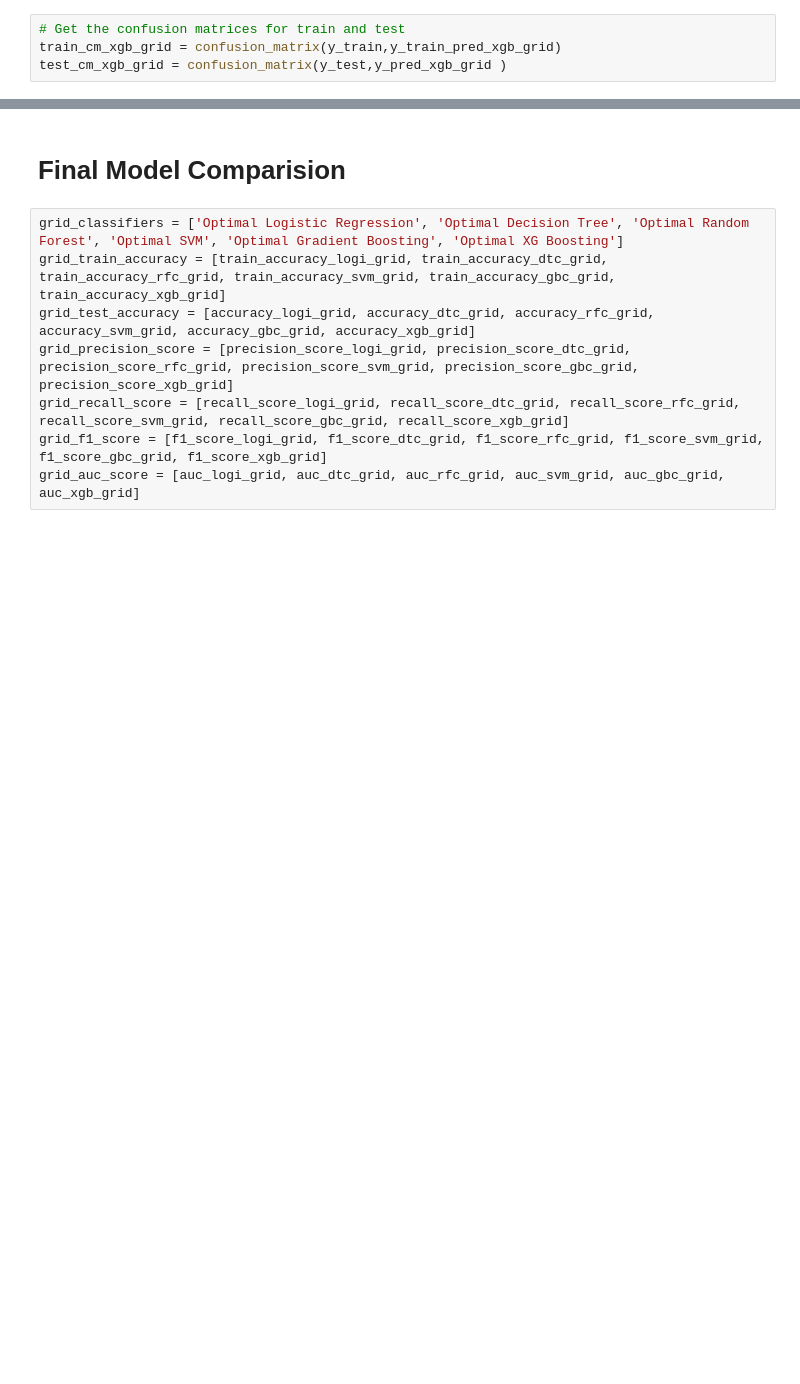
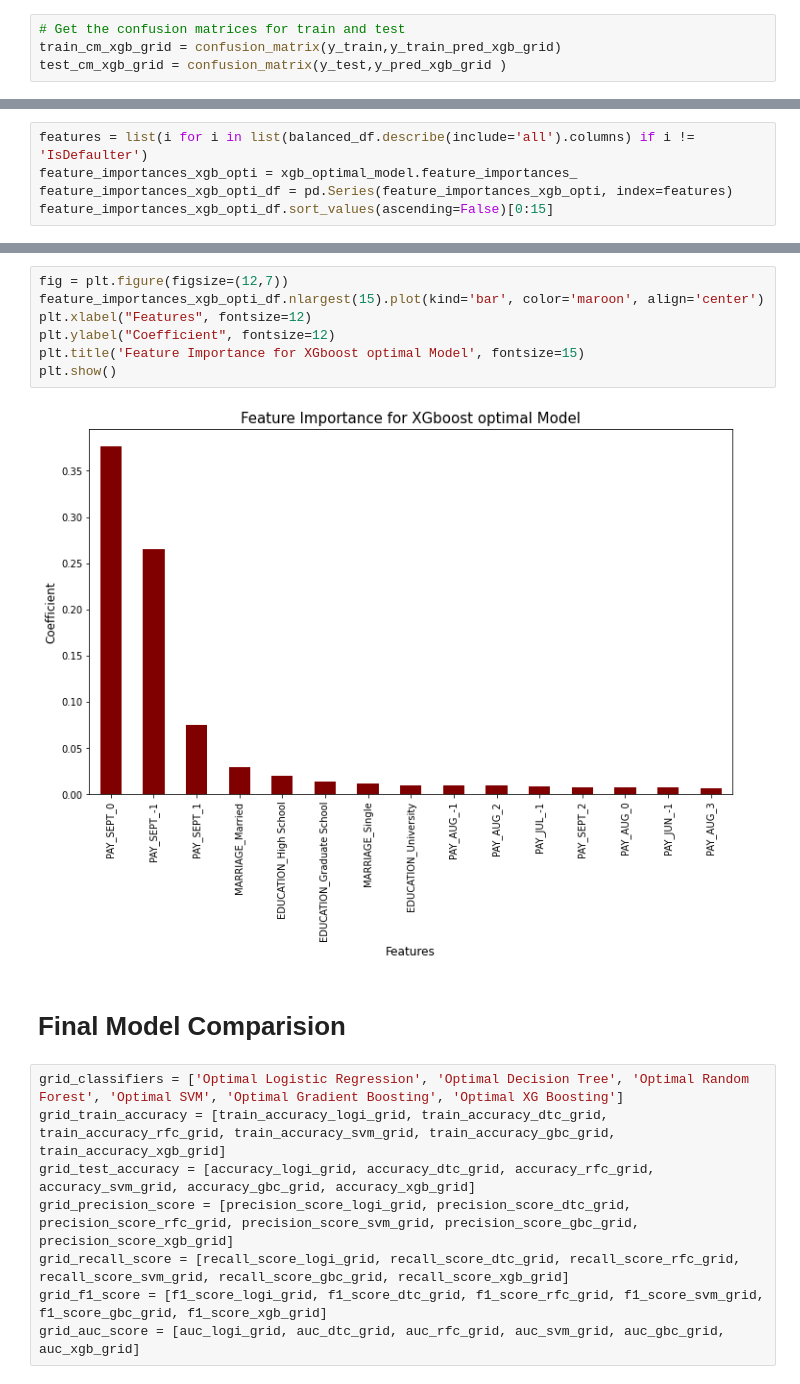
Before and after one commit to nehal35/Credit-Card-Default-Prediction---Capstone-Project, a Jupyter notebook: Credit_Card_Default_Prediction_Capstone_Project.ipynb, the cells around one changed output, grey strips where cells are left out. Cells and saved outputs as stored; diff of their text form; blank space fills up the shorter version.

```diff
--- a/Credit_Card_Default_Prediction_Capstone_Project.ipynb
+++ b/Credit_Card_Default_Prediction_Capstone_Project.ipynb
@@ -1789,0 +1791,5 @@ array([[4243,  430],
+# %%
+features = list(i for i in list(balanced_df.describe(include='all').columns) if i != 'IsDefaulter')
+feature_importances_xgb_opti = xgb_optimal_model.feature_importances_
+feature_importances_xgb_opti_df = pd.Series(feature_importances_xgb_opti, index=features)
+feature_importances_xgb_opti_df.sort_values(ascending=False)[0:15]
@@ -1790,3 +1813,12 @@ array([[4243,  430],
+# %%
+fig = plt.figure(figsize=(12,7))
+feature_importances_xgb_opti_df.nlargest(15).plot(kind='bar', color='maroon', align='center')
+plt.xlabel("Features", fontsize=12)
+plt.ylabel("Coefficient", fontsize=12)
+plt.title('Feature Importance for XGboost optimal Model', fontsize=15)
+plt.show()
+# %% [output]
+[figure, added]
 # %% [markdown]
 # **Final Model Comparision**
 # %%
```
Also changed, not shown: parts of 51 cells of this notebook.
